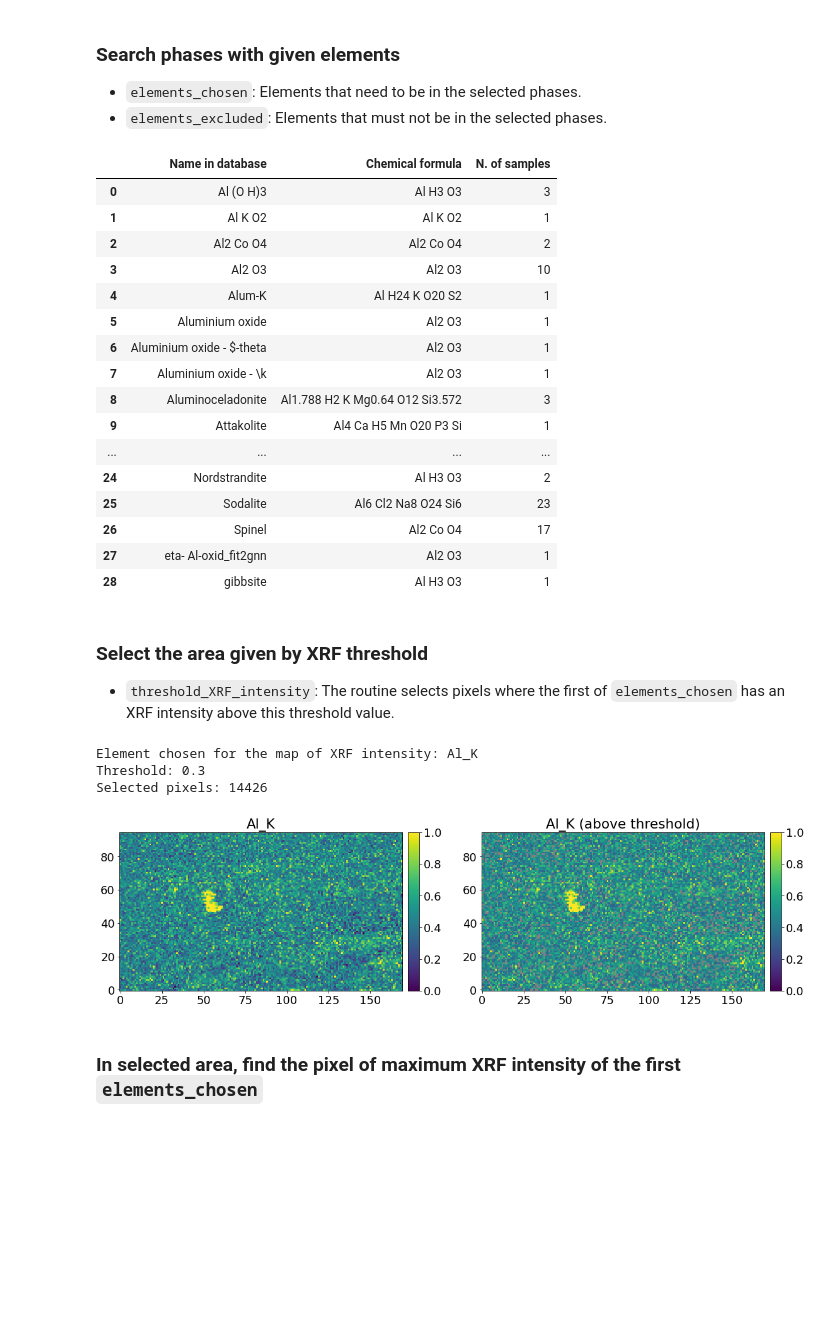
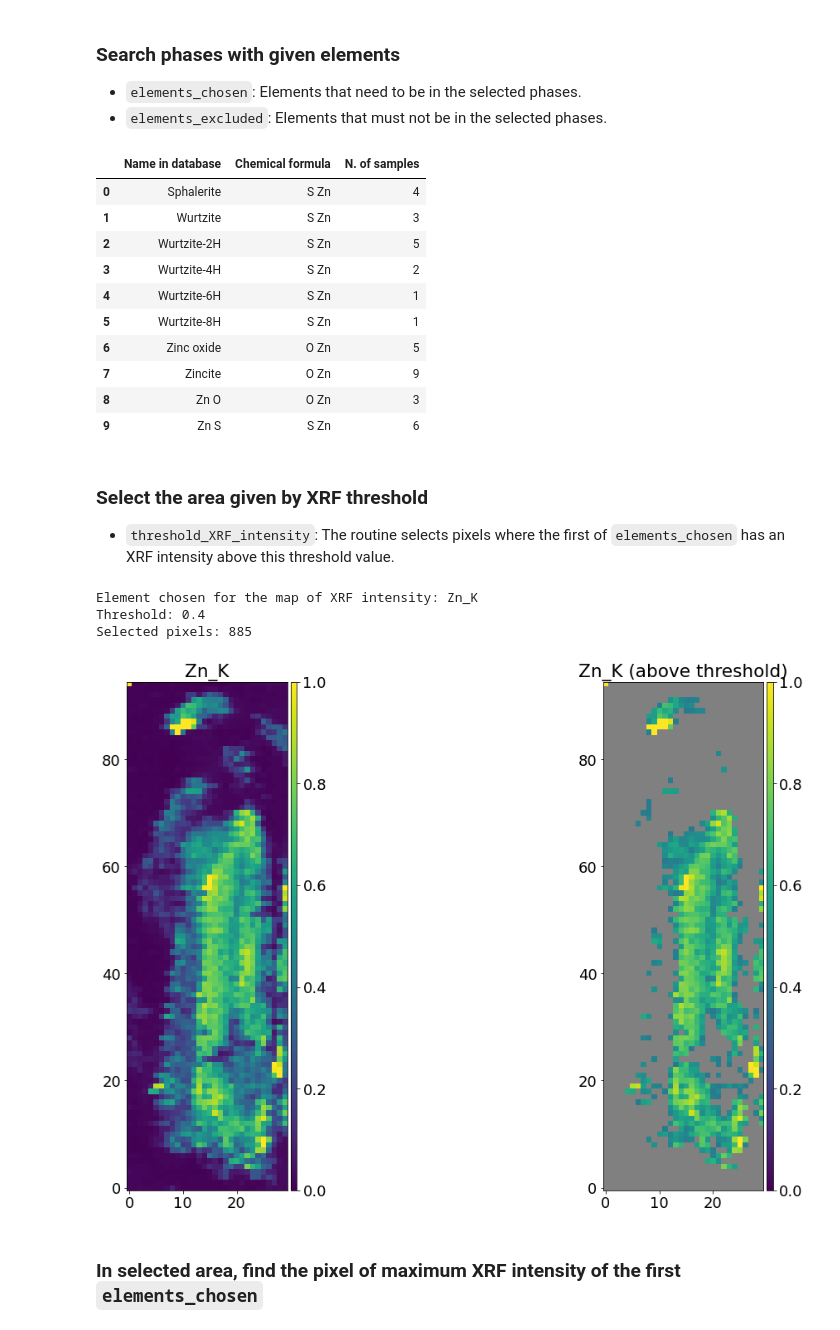
Before and after one commit to DarioZappala/XRDAnalysis, a Jupyter notebook: XRD_exploration.ipynb, the cells around one changed output. Saved outputs shown, nothing was run; the diff lists cells and outputs as text; code cells hidden in the pictures; blank space fills up the shorter version.

```diff
--- a/XRD_exploration.ipynb
+++ b/XRD_exploration.ipynb
@@ -235,8 +235,8 @@ maps_xrf_norm = data_xrf.labels / data_xrf.labels.max(axis = (0, 1), keepdims =
 - `elements_chosen`: Elements that need to be in the selected phases.
 - `elements_excluded`: Elements that must not be in the selected phases.
 # %%
-elements_chosen = ['Al']
-elements_excluded = []
+elements_chosen = ['Zn']
+elements_excluded = ['Ba', 'Cd', 'Co', 'Cr', 'Cu', 'Fe', 'Hg', 'K', 'Mn', 'Pb', 'Sn', 'Ti']
 # DO NOT EXCLUDE: Al, Ca, Cl, P, S, Si
 
 df_phases = DataFrame(columns = ['Name in database', 'Chemical formula', 'N. of samples'])
@@ -250,63 +250,57 @@ elements_excluded = []
 df_phases
 # %% [output]
 |  | Name in database | Chemical formula | N. of samples |
-| 0 | Al (O H)3 | Al H3 O3 | 3 |
-| 1 | Al K O2 | Al K O2 | 1 |
-| 2 | Al2 Co O4 | Al2 Co O4 | 2 |
-| 3 | Al2 O3 | Al2 O3 | 10 |
-| 4 | Alum-K | Al H24 K O20 S2 | 1 |
-| 5 | Aluminium oxide | Al2 O3 | 1 |
-| 6 | Aluminium oxide - $-theta | Al2 O3 | 1 |
-| 7 | Aluminium oxide - \k | Al2 O3 | 1 |
-| 8 | Aluminoceladonite | Al1.788 H2 K Mg0.64 O12 Si3.572 | 3 |
-| 9 | Attakolite | Al4 Ca H5 Mn O20 P3 Si | 1 |
-| ... | ... | ... | ... |
-| 24 | Nordstrandite | Al H3 O3 | 2 |
-| 25 | Sodalite | Al6 Cl2 Na8 O24 Si6 | 23 |
-| 26 | Spinel | Al2 Co O4 | 17 |
-| 27 | eta- Al-oxid_fit2gnn | Al2 O3 | 1 |
-| 28 | gibbsite | Al H3 O3 | 1 |
+| 0 | Sphalerite | S Zn | 4 |
+| 1 | Wurtzite | S Zn | 3 |
+| 2 | Wurtzite-2H | S Zn | 5 |
+| 3 | Wurtzite-4H | S Zn | 2 |
+| 4 | Wurtzite-6H | S Zn | 1 |
+| 5 | Wurtzite-8H | S Zn | 1 |
+| 6 | Zinc oxide | O Zn | 5 |
+| 7 | Zincite | O Zn | 9 |
+| 8 | Zn O | O Zn | 3 |
+| 9 | Zn S | S Zn | 6 |
 # %% [markdown]
 ### Select the area given by XRF threshold
 - `threshold_XRF_intensity`: The routine selects pixels where the first of `elements_chosen` has an XRF intensity above this threshold value.
 # %%
-threshold_XRF_intensity = 0.3
+threshold_XRF_intensity = 0.4
 
 idx_element = find_element(elements_chosen[0], data_xrf.metadata['labels'])
 print('Element chosen for the map of XRF intensity: ' + data_xrf.metadata['labels'][idx_element])
 print(f'Threshold: {threshold_XRF_intensity}')
 
 indices_XRF_sel = zeros(data_xrf.labels.shape[:2], bool)
 for x in range(data_xrf.labels.shape[1]):
     for y in range(data_xrf.labels.shape[0]):
         if maps_xrf_norm[y, x, idx_element] >= threshold_XRF_intensity:
             indices_XRF_sel[y, x] = True
 print(f'Selected pixels: {indices_XRF_sel.sum()}')
 
 map_for_search = maps_xrf_norm[..., idx_element].copy()
 map_for_search[~indices_XRF_sel] = None
 
-fig, axs = subplots(1, 2, figsize = (8 * 2, 8 * y_x_ratio))
+fig, axs = subplots(1, 2, figsize = (8 * 2, 3 * y_x_ratio))
 fig.tight_layout(w_pad = 2)
 cmap_viridis = get_cmap('viridis').copy()
 cmap_viridis.set_bad(color = 'grey')
 
 ax = axs[0]
 im = ax.imshow(maps_xrf_norm[..., idx_element], interpolation = 'none')
 colorbar(im, ax = ax, cax = ax.inset_axes([1.02, 0, 0.04, 1]))
 ax.set_title(data_xrf.metadata['labels'][idx_element])
 
 ax = axs[1]
 im = ax.imshow(map_for_search, interpolation = 'none', vmin = 0, vmax = 1, cmap = cmap_viridis)
 colorbar(im, ax = ax, cax = ax.inset_axes([1.02, 0, 0.04, 1]))
 ax.set_title(data_xrf.metadata['labels'][idx_element] + ' (above threshold)')
 
 show()
 # %% [output]
-Element chosen for the map of XRF intensity: Al_K
-Threshold: 0.3
-Selected pixels: 14426
+Element chosen for the map of XRF intensity: Zn_K
+Threshold: 0.4
+Selected pixels: 885
-[figure, old version]
+[figure, new version]
 # %% [markdown]
 ### In selected area, find the pixel of maximum XRF intensity of the first `elements_chosen`
 # %%
```
Also changed, not shown: parts of 12 cells of this notebook, 2 other files.
